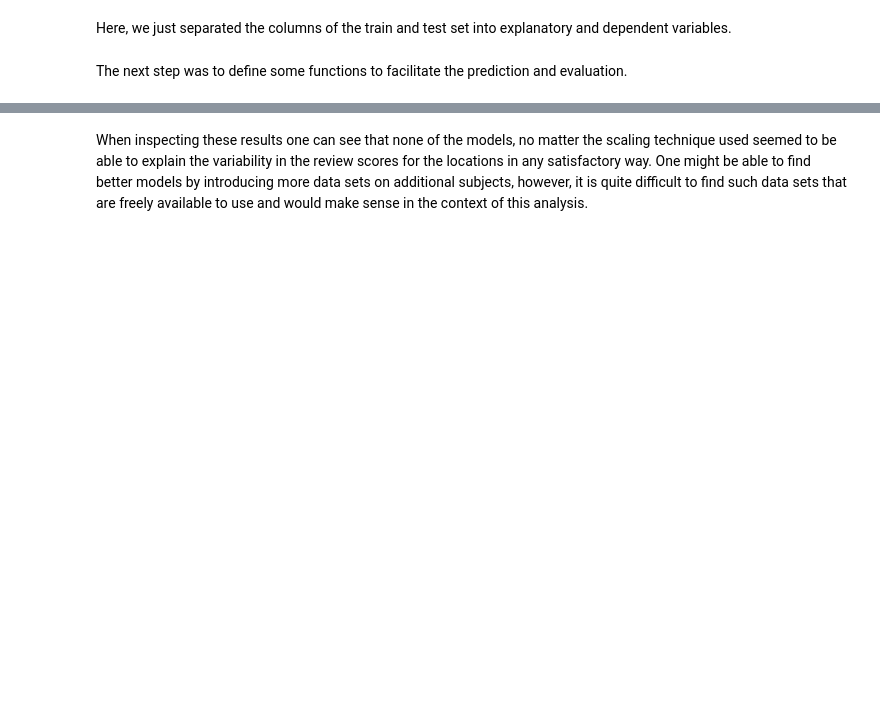
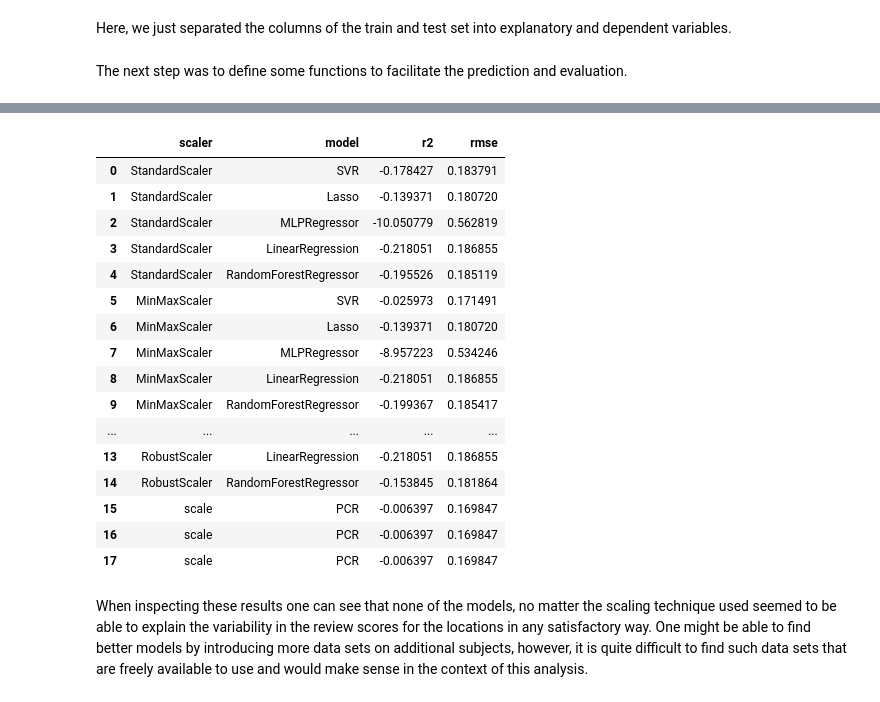
Before and after one commit to EderChri/DOPP, a Jupyter notebook: Group_17.ipynb, the cells around one changed output, grey strips where cells are left out. Cells and saved outputs as stored; diff of their text form; code cells hidden in the pictures; blank space fills up the shorter version.

```diff
--- a/Group_17.ipynb
+++ b/Group_17.ipynb
@@ -1106,2 +899,33 @@ Index(['index', 'Point', 'accommodates', 'grid_id', 'id', 'number_of_reviews',
+# %%
+reg.fit(model_X_pca[:,:1],model_y_train)
+model_X_pca_test = pca.transform(scale(model_X_test))[:,:1]
+
+pred_pcr = reg.predict(model_X_pca_test)
+
+pcr_row = ["scale","PCR",r2_score(model_y_test,pred_pcr),mean_squared_error(model_y_test,pred_pcr,squared=False)]
+result_rows.append(pcr_row)
+
+
+results_df_2 = pd.DataFrame(result_rows,columns = ["scaler","model","r2","rmse"])
+# %%
+results_df_2
+# %% [output]
+|  | scaler | model | r2 | rmse |
+| 0 | StandardScaler | SVR | -0.178427 | 0.183791 |
+| 1 | StandardScaler | Lasso | -0.139371 | 0.180720 |
+| 2 | StandardScaler | MLPRegressor | -10.050779 | 0.562819 |
+| 3 | StandardScaler | LinearRegression | -0.218051 | 0.186855 |
+| 4 | StandardScaler | RandomForestRegressor | -0.195526 | 0.185119 |
+| 5 | MinMaxScaler | SVR | -0.025973 | 0.171491 |
+| 6 | MinMaxScaler | Lasso | -0.139371 | 0.180720 |
+| 7 | MinMaxScaler | MLPRegressor | -8.957223 | 0.534246 |
+| 8 | MinMaxScaler | LinearRegression | -0.218051 | 0.186855 |
+| 9 | MinMaxScaler | RandomForestRegressor | -0.199367 | 0.185417 |
+| ... | ... | ... | ... | ... |
+| 13 | RobustScaler | LinearRegression | -0.218051 | 0.186855 |
+| 14 | RobustScaler | RandomForestRegressor | -0.153845 | 0.181864 |
+| 15 | scale | PCR | -0.006397 | 0.169847 |
+| 16 | scale | PCR | -0.006397 | 0.169847 |
+| 17 | scale | PCR | -0.006397 | 0.169847 |
 # %% [markdown]
 When inspecting these results one can see that none of the models, no matter the scaling technique used seemed to be able to explain the variability in the review scores for the locations in any satisfactory way. One might be able to find better models by introducing more data sets on additional subjects, however, it is quite difficult to find such data sets that are freely available to use and would make sense in the context of this analysis.
```
Also changed, not shown: parts of 55 cells of this notebook.
